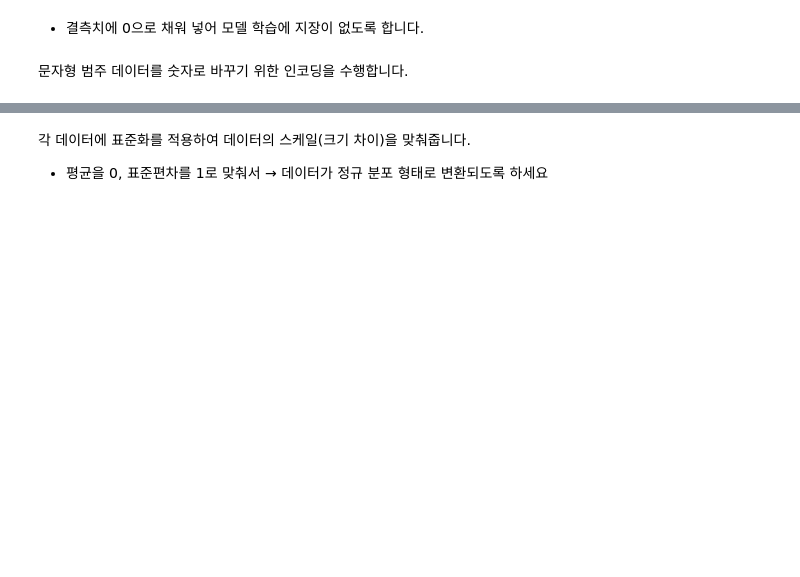
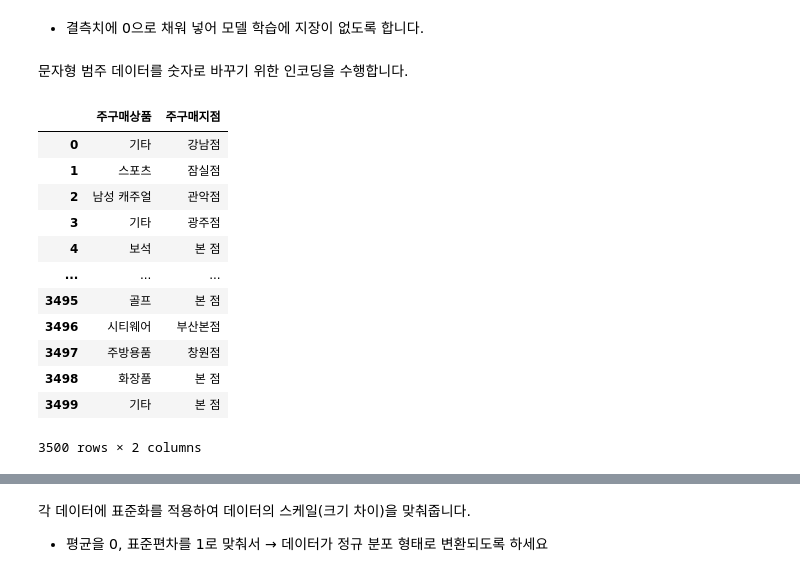
Before and after one commit to cherrima/hipython, a Jupyter notebook: Learning/5_분류예측모델_성별예측하기.ipynb, the cells around one changed output, grey strips where cells are left out. Drawn from its saved outputs; the diff is of its cells as text; code cells hidden in the pictures; blank space fills up the shorter version.

```diff
--- a/Learning/5_분류예측모델_성별예측하기.ipynb
+++ b/Learning/5_분류예측모델_성별예측하기.ipynb
@@ -59,5 +59,5 @@ print("변경 후:", os.getcwd())
 # %% [output]
 변경 후: D:\Practice\hipython\Learning
 # %%
-X = pd.read_csv('./data/Gender/X.csv', encoding='euc-kr')
-y = pd.read_csv('./data/Gender/y.csv', encoding='euc-kr')
+X_org = pd.read_csv('./data/Gender/X.csv', encoding='euc-kr')
+y_org = pd.read_csv('./data/Gender/y.csv', encoding='euc-kr')
@@ -132,4 +152,13 @@ dtype: int64
 # %% [markdown]
 * 단순히 1부터의 숫자를 부여한 'cust_id'를 수치형 변수로 받아들이면, 결과가 왜곡될 수 있으니 컬럼을 제거합니다.
+# %%
+# X, y 일단 합치기 : cust_id 로 정렬
+Xy = X_org.merge(y_org, on='cust_id', sort=True)
+
+# X, y 분리 & 'cust_id' 제거
+y = Xy['gender']
+X = X_org.drop(columns=['cust_id', 'gender'], errors='ignore')
+
+# X = X_org.drop(['cust_id'], axis=1)
 # %% [markdown]
 - 데이터에 결측치가 있는지 확인해보세요
@@ -136,5 +184,23 @@ dtype: int64
 # %% [markdown]
 - 결측치에 0으로 채워 넣어 모델 학습에 지장이 없도록 합니다.
+# %%
+X['환불금액'] = X['환불금액'].fillna(0)
 # %% [markdown]
 
 문자형 범주 데이터를 숫자로 바꾸기 위한 인코딩을 수행합니다.
+# %%
+X.select_dtypes(include=['object'])
+# %% [output]
+|  | 주구매상품 | 주구매지점 |
+| 0 | 기타 | 강남점 |
+| 1 | 스포츠 | 잠실점 |
+| 2 | 남성 캐주얼 | 관악점 |
+| 3 | 기타 | 광주점 |
+| 4 | 보석 | 본 점 |
+| ... | ... | ... |
+| 3495 | 골프 | 본 점 |
+| 3496 | 시티웨어 | 부산본점 |
+| 3497 | 주방용품 | 창원점 |
+| 3498 | 화장품 | 본 점 |
+| 3499 | 기타 | 본 점 |
+3500 rows × 2 columns
```
Also changed, not shown: parts of 39 cells of this notebook, 1 other file.
